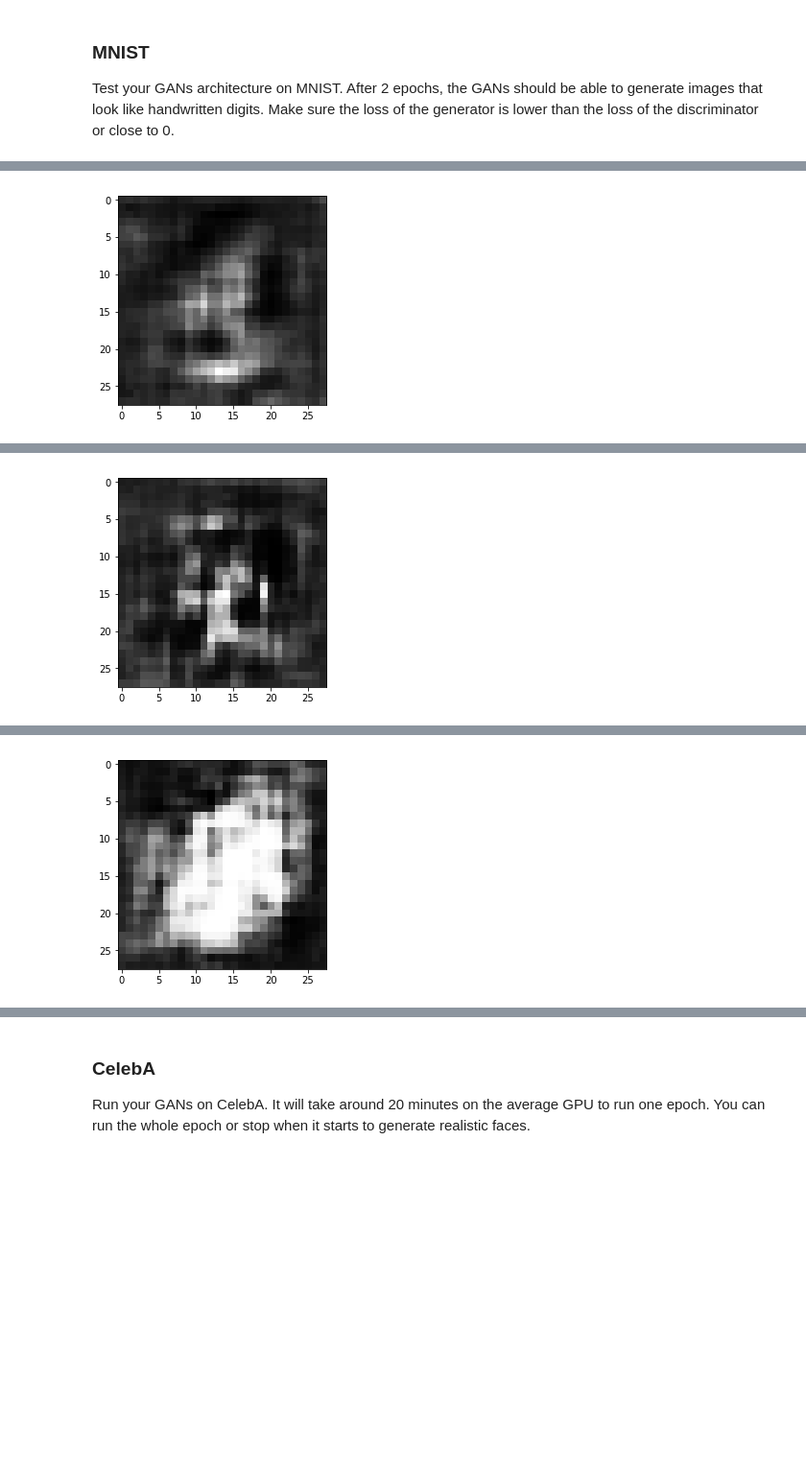
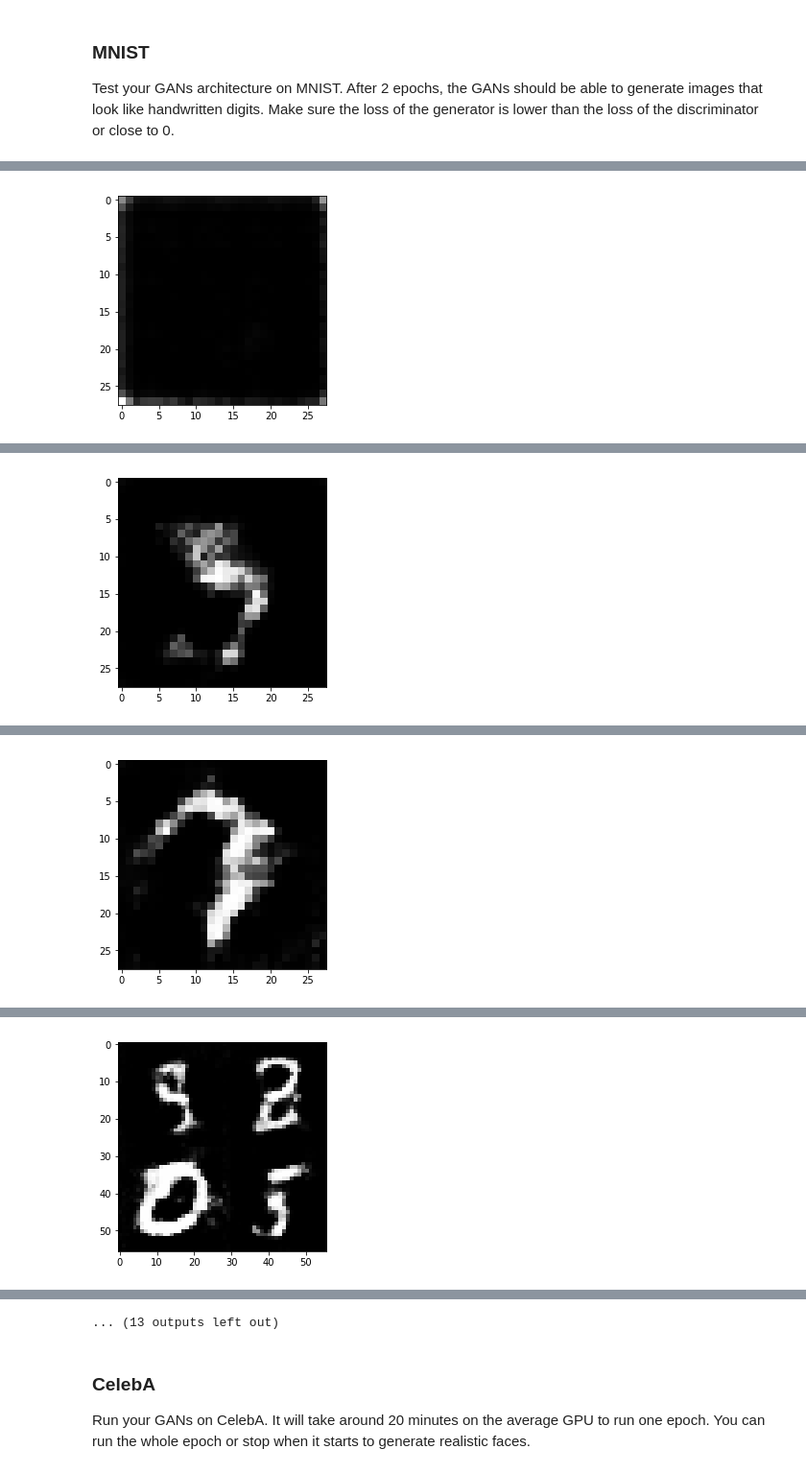
Before and after one commit to siyaoxu/deep-learning, a Jupyter notebook: face_generation/dlnd_face_generation.ipynb, the cells around one changed output, grey strips where cells are left out. Shown at 96% size. Saved outputs shown, nothing was run; the diff lists cells and outputs as text; code cells hidden in the pictures; blank space fills up the shorter version.

```diff
--- a/face_generation/dlnd_face_generation.ipynb
+++ b/face_generation/dlnd_face_generation.ipynb
@@ -118,9 +119,9 @@ def model_inputs(image_width, image_height, image_channels, z_dim):
     :return: Tuple of (tensor of real input images, tensor of z data, learning rate)
     """
     # TODO: Implement Function
-    real_input = tf.placeholder(dtype = tf.float32,shape = [None, image_width,image_height,image_channels])
-    z_input = tf.placeholder(dtype = tf.float32,shape = [None, z_dim])
-    learning_rate = tf.placeholder(dtype = tf.float32,shape=[])
+    real_input = tf.placeholder(dtype = tf.float32,shape = [None, image_width,image_height,image_channels], name = 'real_input')
+    z_input = tf.placeholder(dtype = tf.float32,shape = [None, z_dim], name = 'z_input')
+    learning_rate = tf.placeholder(dtype = tf.float32,name = 'learning')
     return real_input, z_input, learning_rate
 
 
@@ -164,7 +165,7 @@ def discriminator(images, reuse=False):
         logits = tf.layers.dense(tf.reshape(relu3,[-1,4*4*256]),1)
         output = tf.sigmoid(logits)
 
-    return logits,output
+    return output,logits
 
 
 """
@@ -351,16 +360,18 @@ def train(epoch_count, batch_size, z_dim, learning_rate, beta1, get_batches, dat
     # TODO: Build Model
     real_input, z_input, lRate = model_inputs(data_shape[1], data_shape[2], data_shape[3], z_dim)
     d_loss, g_loss = model_loss(real_input, z_input, data_shape[3])
-    d_train_opt, g_train_opt = model_opt(d_loss, g_loss, learning_rate, beta1)
+    d_train_opt, g_train_opt = model_opt(d_loss, g_loss, lRate, beta1)
 
     # prepare for training
-    saver = tf.train.Saver()
+#     saver = tf.train.Saver()
     sample_z = np.random.uniform(-1, 1, size=(72, z_dim))
 
     samples, losses = [], []
     steps = 0
 
-    print_every = 100
+    print_every = 50
+    show_every = 150
+
     with tf.Session() as sess:
         sess.run(tf.global_variables_initializer())
         for epoch_i in range(epoch_count):
@@ -369,11 +380,12 @@ def train(epoch_count, batch_size, z_dim, learning_rate, beta1, get_batches, dat
                 steps += 1
 
                 # Sample random noise for G
+                batch_images = batch_images*2
                 batch_z = np.random.uniform(-1, 1, size=(batch_size, z_dim))
 
                 # Run optimizers
-                _ = sess.run(d_train_opt, feed_dict={real_input: batch_images, z_input: batch_z})
-                _ = sess.run(g_train_opt, feed_dict={z_input: batch_z, real_input: batch_images})
+                _ = sess.run(d_train_opt, feed_dict={lRate:learning_rate, real_input: batch_images, z_input: batch_z})
+                _ = sess.run(g_train_opt, feed_dict={lRate:learning_rate, z_input: batch_z, real_input: batch_images})
 
                 if steps % print_every == 0:
                     # At the end of each epoch, get the losses and print them out
@@ -386,7 +398,7 @@ def train(epoch_count, batch_size, z_dim, learning_rate, beta1, get_batches, dat
                     # Save losses to view after training
                     losses.append((train_loss_d, train_loss_g))
 
-                if steps % print_every == 0:
+                if steps % show_every == 0:
                     gen_samples = sess.run(
                                    generator(z_input, data_shape[3], is_train=False),
                                    feed_dict={z_input: sample_z})
@@ -394,7 +406,7 @@ def train(epoch_count, batch_size, z_dim, learning_rate, beta1, get_batches, dat
                     show_generator_output(sess, len(samples), z_input, data_shape[3], data_image_mode)
                     plt.show()
 
-        saver.save(sess, './checkpoints/generator.ckpt')
+#         saver.save(sess, 'mnist_generator.ckpt')
 
     with open('samples.pkl', 'wb') as f:
         pkl.dump(samples, f)
@@ -404,9 +416,9 @@ def train(epoch_count, batch_size, z_dim, learning_rate, beta1, get_batches, dat
 ### MNIST
 Test your GANs architecture on MNIST.  After 2 epochs, the GANs should be able to generate images that look like handwritten digits.  Make sure the loss of the generator is lower than the loss of the discriminator or close to 0.
 # %%
-batch_size = 128
+batch_size = 64
 z_dim = 100
-learning_rate = 0.0001
+learning_rate = 0.0002
 beta1 = 0.5
 
 
@@ -417,6 +429,6 @@ epochs = 2
 
 mnist_dataset = helper.Dataset('mnist', glob(os.path.join(data_dir, 'mnist/*.jpg')))
 with tf.Graph().as_default():
-    train(epochs, batch_size, z_dim, learning_rate, beta1, mnist_dataset.get_batches,
+    losses, samples = train(epochs, batch_size, z_dim, learning_rate, beta1, mnist_dataset.get_batches,
           mnist_dataset.shape, mnist_dataset.image_mode)
 # %% [output]
@@ -424 +438 @@ Epoch 1/2... Discriminator Loss: 1.1638... Generator Loss: 0.6654
-[figure, old version]
+[figure, new version]
@@ -426 +442 @@ Epoch 1/2... Discriminator Loss: 1.0231... Generator Loss: 0.6837
-[figure, old version]
+[figure, new version]
@@ -428 +446 @@ Epoch 1/2... Discriminator Loss: 1.3863... Generator Loss: 0.6931
-[figure, old version]
+[figure, new version]
@@ -429,0 +450 @@ KeyboardInterrupt:
+[figure, added]
@@ -430,3 +459,4 @@ KeyboardInterrupt:
+... (13 outputs left out)
 # %% [markdown]
 ### CelebA
 Run your GANs on CelebA.  It will take around 20 minutes on the average GPU to run one epoch.  You can run the whole epoch or stop when it starts to generate realistic faces.
```
Also changed, not shown: parts of 7 cells of this notebook.
